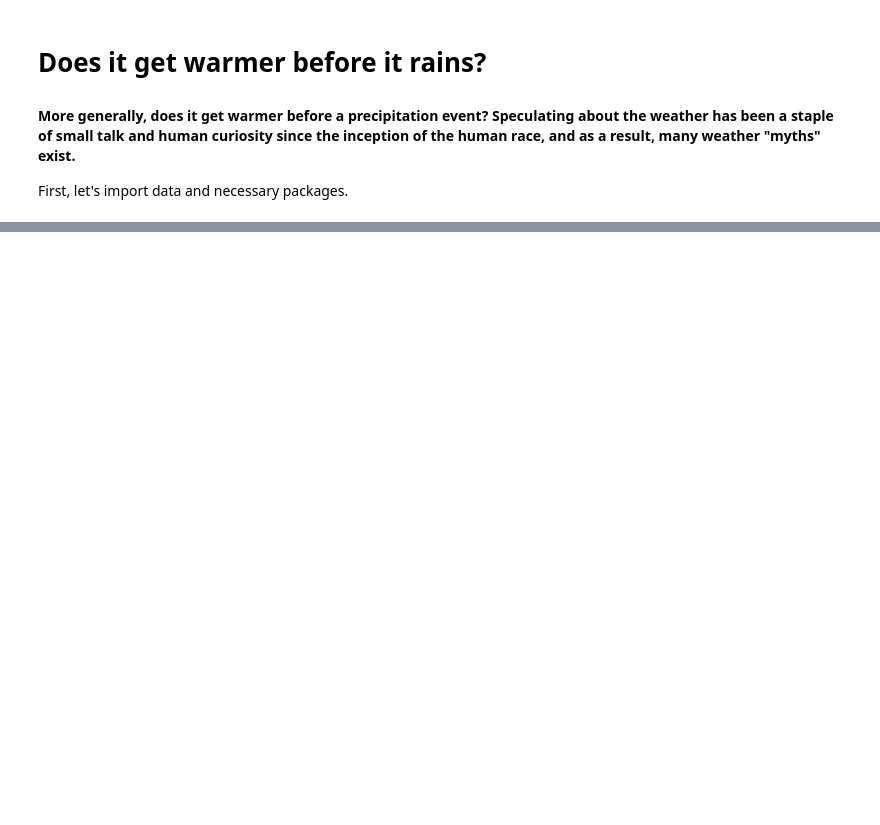
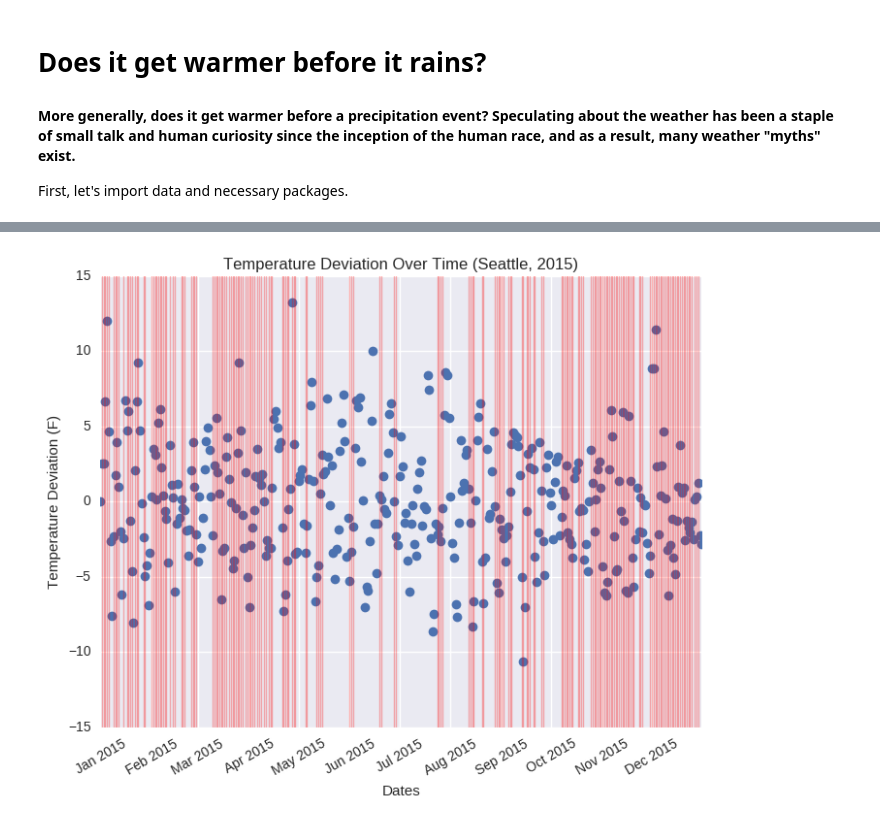
Before and after one commit to williamalu/data_science_weather, a Jupyter notebook: report2.ipynb, the cells around one changed output, grey strips where cells are left out. Saved outputs shown, nothing was run; the diff lists cells and outputs as text; code cells hidden in the pictures; blank space fills up the shorter version.

```diff
--- a/report2.ipynb
+++ b/report2.ipynb
@@ -40,0 +160,15 @@ seatac_2015 = seatac_2015[['STATION', 'DATE', 'DAILYAverageDryBulbTemp', 'DAILYP
+# %%
+plot_date(seatac_2015.index.astype(datetime), seatac_2015.DEVFromAvg)
+
+# Plots a red line on each date there is a precipitation event
+for d in seatac_2015.index:
+    if seatac_2015.ix[d].BOOLPrecip == True:
+        plt.axvline(d, color='red', alpha=0.3, linewidth=1)
+
+plt.xticks(rotation=30)
+plt.xlabel('Dates')
+plt.ylabel('Temperature Deviation (F)')
+plt.title('Temperature Deviation Over Time (Seattle, 2015)')
+plt.show()
+# %% [output]
+[figure, added]
```
Also changed, not shown: parts of 12 cells of this notebook.
